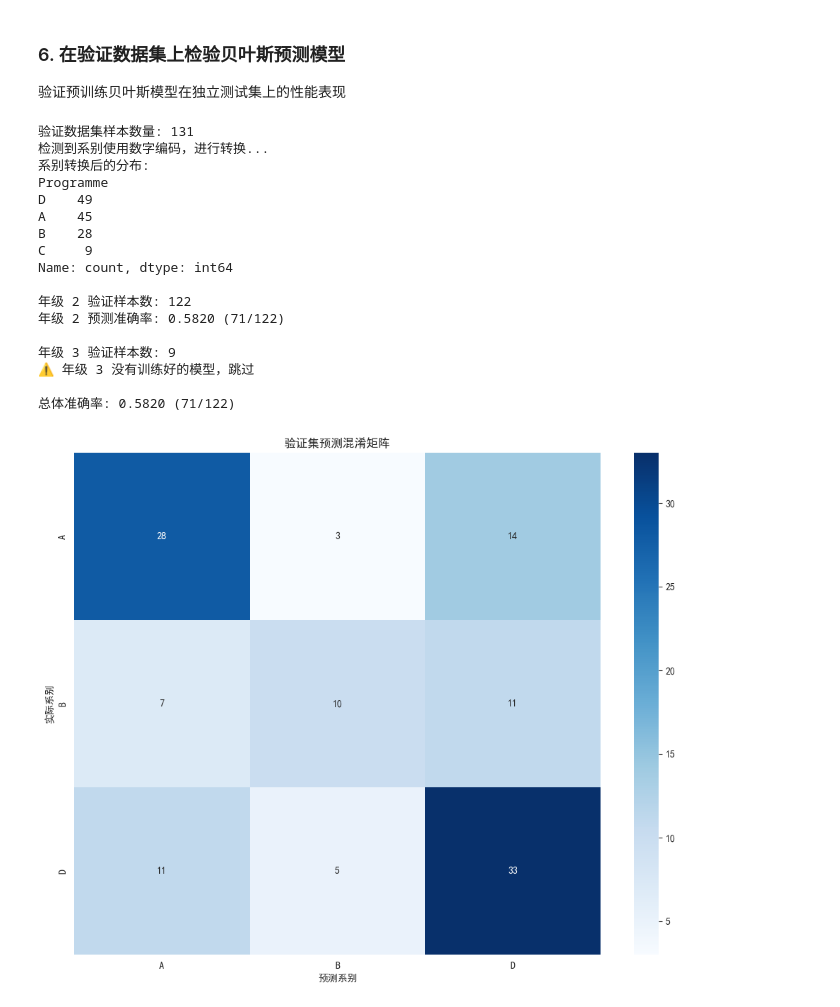
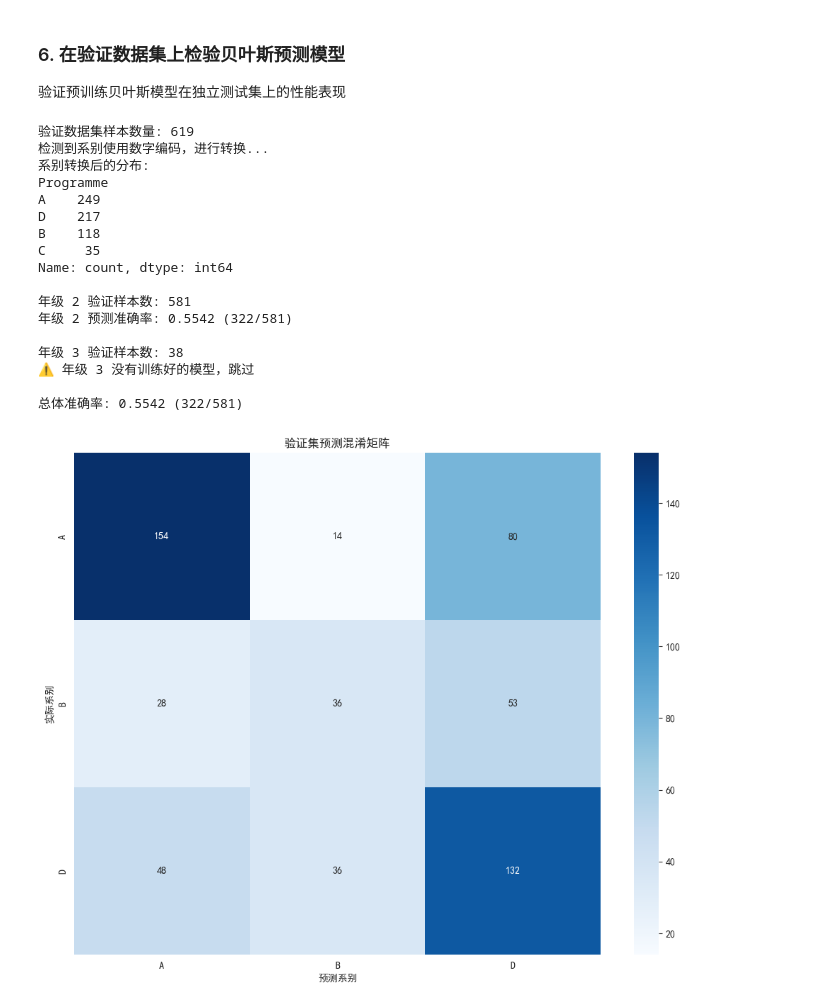
Before and after one commit to WedgeP/INT104CW1, a Jupyter notebook: 基于贝叶斯的概率模型预测.ipynb, the cells around one changed output. Cells and saved outputs as stored; diff of their text form; code cells hidden in the pictures.

```diff
--- a/基于贝叶斯的概率模型预测.ipynb
+++ b/基于贝叶斯的概率模型预测.ipynb
@@ -1214,7 +1213,8 @@ plt.show()
 验证预训练贝叶斯模型在独立测试集上的性能表现
 # %%
 # 导入测试数据
-test_df = pd.read_csv('./unique_test_data.csv')
+test_df = pd.read_csv('./test_data.csv')
+#贝叶斯模型并不需要独立测试集
 print(f"验证数据集样本数量: {len(test_df)}")
 
 # 系别映射（如果需要）
@@ -1278,40 +1278,40 @@ for grade in sorted(test_df['Grade'].unique()):
     grade_accuracy = correct_count / total_count if total_count > 0 else 0
     print(f"年级 {grade} 预测准确率: {grade_accuracy:.4f} ({correct_count}/{total_count})")
 
 # 计算总体准确率
 overall_accuracy = sum(results['correct']) / len(results['correct']) if results['correct'] else 0
 print(f"\n总体准确率: {overall_accuracy:.4f} ({sum(results['correct'])}/{len(results['correct'])})")
 
 # 创建混淆矩阵 - 使用集合并集而非列表相加
 all_programmes = sorted(list(set(results['actual']) | set(results['predicted'])))
 cm = confusion_matrix(results['actual'], results['predicted'], labels=all_programmes)
 
 # 绘制混淆矩阵热图
 plt.figure(figsize=(10, 8))
 sns.heatmap(cm, annot=True, fmt='d', cmap='Blues',
             xticklabels=all_programmes,
             yticklabels=all_programmes)
 plt.title('验证集预测混淆矩阵')
 plt.xlabel('预测系别')
 plt.ylabel('实际系别')
 plt.tight_layout()
 plt.show()
 # %% [output]
-验证数据集样本数量: 131
+验证数据集样本数量: 619
 检测到系别使用数字编码，进行转换...
 系别转换后的分布:
 Programme
-D    49
-A    45
-B    28
-C     9
+A    249
+D    217
+B    118
+C     35
 Name: count, dtype: int64
 
-年级 2 验证样本数: 122
-年级 2 预测准确率: 0.5820 (71/122)
+年级 2 验证样本数: 581
+年级 2 预测准确率: 0.5542 (322/581)
 
-年级 3 验证样本数: 9
+年级 3 验证样本数: 38
 ⚠️ 年级 3 没有训练好的模型，跳过
 
-总体准确率: 0.5820 (71/122)
+总体准确率: 0.5542 (322/581)
-[figure, old version]
+[figure, new version]
```
Also changed, not shown: parts of 4 cells of this notebook.
